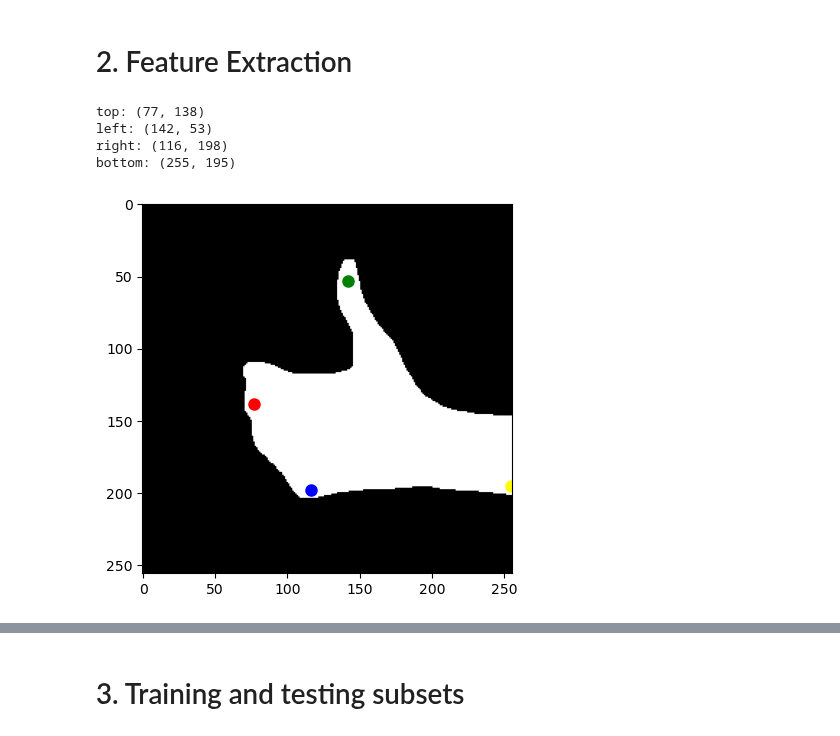
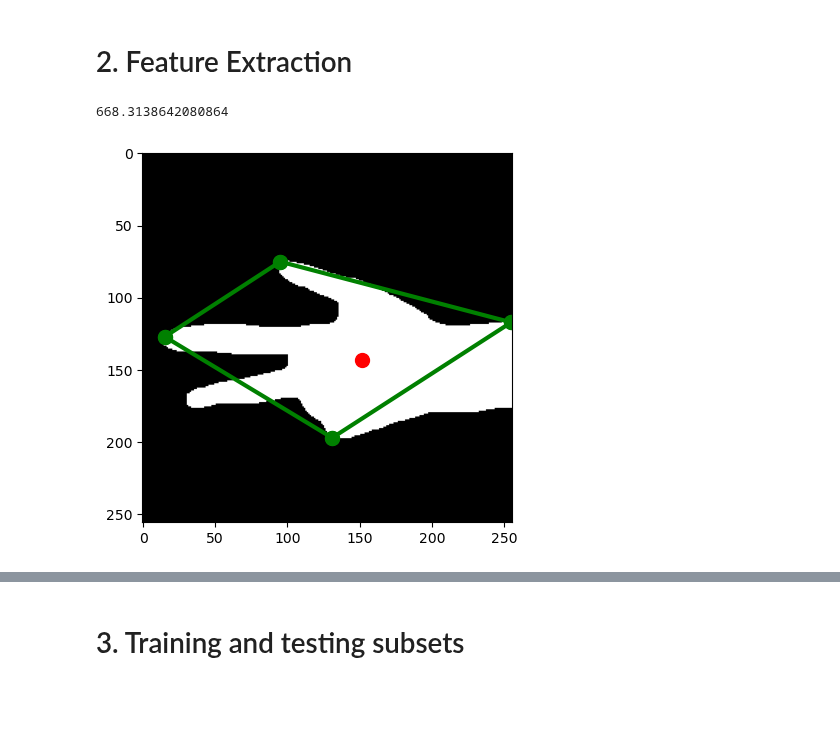
Before and after one commit to pedrozavalat/iic3724-tareas, a Jupyter notebook: T1/T1_PedroPabloZavalaTejos_area.ipynb, the cells around one changed output, grey strips where cells are left out. Drawn from its saved outputs; the diff is of its cells as text; code cells hidden in the pictures; blank space fills up the shorter version.

Commit message:
feat: evaluation fingers distance

```diff
--- a/T1/T1_PedroPabloZavalaTejos_area.ipynb
+++ b/T1/T1_PedroPabloZavalaTejos_area.ipynb
@@ -139,17 +107,0 @@ def extreme_points(img):
-# %%
-test_image = imageload(2, 10)
-top, bottom, left, right = extreme_points(dilate(erode(test_image)))
-
-
-plt.plot(*top, 'o', markersize=8, markerfacecolor='red', markeredgecolor='red')
-plt.plot(*bottom, 'o', markersize=8, markerfacecolor='yellow', markeredgecolor='yellow')
-plt.plot(*left, 'o', markersize=8, markerfacecolor='green', markeredgecolor='green')
-plt.plot(*right, 'o', markersize=8, markerfacecolor='blue', markeredgecolor='blue')
-plt.imshow(np.flip(np.rot90(dilate(erode(test_image)), k=1), axis=0), cmap='gray')
-plt.show()
-# %% [output]
-top: (77, 138)
-left: (142, 53)
-right: (116, 198)
-bottom: (255, 195)
-[figure, removed]
@@ -156,3 +178,25 @@ bottom: (255, 195)
+# %%
+
+test_image = imageload(3, 2)
+processed_image = delete_frame(test_image)
+top, bottom, left, right = extreme_points(processed_image)
+center = center_of_mass(processed_image)
+distances = distance_between_extreme_points(top, bottom, left, right)
+sum_distances = get_sum_extreme_points(distances)
+print(sum_distances)
+
+
+plt.plot(*center, 'ro', markersize=10)
+plt.plot([top[0], right[0]], [top[1], right[1]], 'go', linestyle='-', linewidth=3, markersize=10)
+plt.plot([top[0], left[0]], [top[1], left[1]], 'go', linestyle='-', linewidth=3, markersize=10)
+plt.plot([bottom[0], left[0]], [bottom[1], left[1]], 'go', linestyle='-', linewidth=3, markersize=10)
+plt.plot([bottom[0], right[0]], [bottom[1], right[1]], 'go', linestyle='-', linewidth=3, markersize=10)
+
+plt.imshow(rotate_and_flip(test_image), cmap='gray')
+plt.show()
+# %% [output]
+668.3138642080864
+[figure, added]
 # %%
 K = 3 # Cantidad de clases
 N = 50 # Numero de muestras por clases
```
Also changed, not shown: parts of 8 cells of this notebook.
